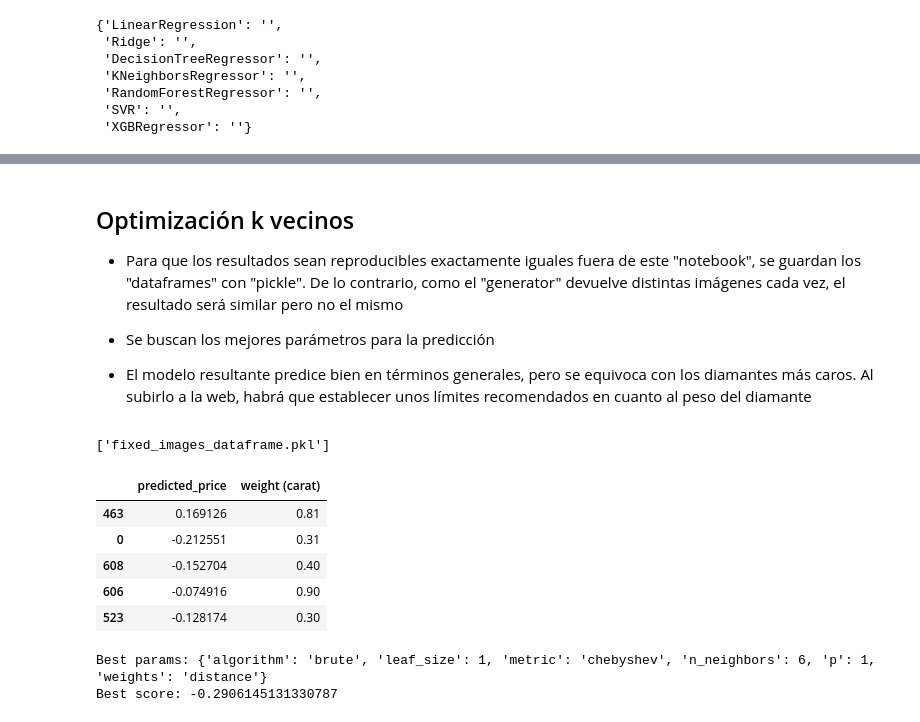
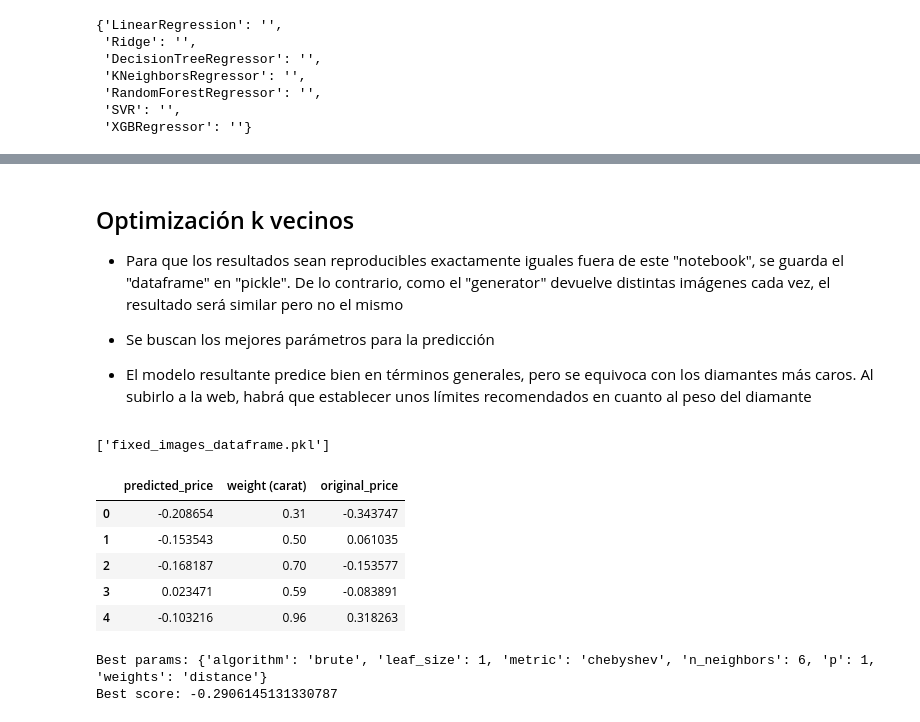
Before and after one commit to RogerPerello/Machine_learning-diamonds, a Jupyter notebook: src/notebooks/project/8_model_optimization_image.ipynb, the cells around one changed output, grey strips where cells are left out. Drawn from its saved outputs; the diff is of its cells as text; code cells hidden in the pictures.

```diff
--- a/src/notebooks/project/8_model_optimization_image.ipynb
+++ b/src/notebooks/project/8_model_optimization_image.ipynb
@@ -624,7 +624,7 @@ baseline.visualize('rmse', 'mse', 'r2_score', 'mae')
 # %% [markdown]
 ## Optimización k vecinos
 
-- Para que los resultados sean reproducibles exactamente iguales fuera de este "notebook", se guardan los "dataframes" con "pickle". De lo contrario, como el "generator" devuelve distintas imágenes cada vez, el resultado será similar pero no el mismo
+- Para que los resultados sean reproducibles exactamente iguales fuera de este "notebook", se guarda el "dataframe" en "pickle". De lo contrario, como el "generator" devuelve distintas imágenes cada vez, el resultado será similar pero no el mismo
 
 - Se buscan los mejores parámetros para la predicción
 
@@ -637,16 +637,16 @@ joblib.dump((X_train, X_test, y_train, y_test), 'fixed_images_dataframe.pkl')
 # %% [output]
 ['fixed_images_dataframe.pkl']
 # %%
-X_train, X_test, y_train, y_test = joblib.load('fixed_images_dataframe.pkl')
+df_images_weight_imported = joblib.load('fixed_images_dataframe.pkl')
 
-X_train.head()
+df_images_weight_imported.head()
 # %% [output]
-|  | predicted_price | weight (carat) |
-| 463 | 0.169126 | 0.81 |
-| 0 | -0.212551 | 0.31 |
-| 608 | -0.152704 | 0.40 |
-| 606 | -0.074916 | 0.90 |
-| 523 | -0.128174 | 0.30 |
+|  | predicted_price | weight (carat) | original_price |
+| 0 | -0.208654 | 0.31 | -0.343747 |
+| 1 | -0.153543 | 0.50 | 0.061035 |
+| 2 | -0.168187 | 0.70 | -0.153577 |
+| 3 | 0.023471 | 0.59 | -0.083891 |
+| 4 | -0.103216 | 0.96 | 0.318263 |
 # %%
 model = KNeighborsRegressor()
 
```
Also changed, not shown: parts of 7 cells of this notebook, 3 other files.
